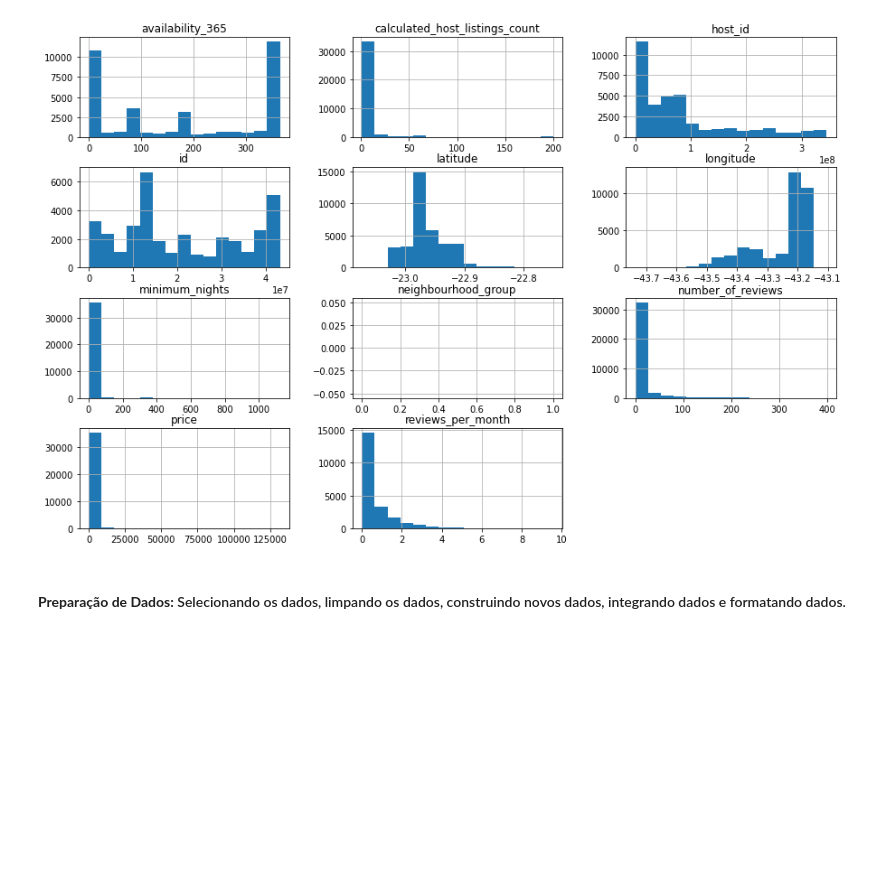
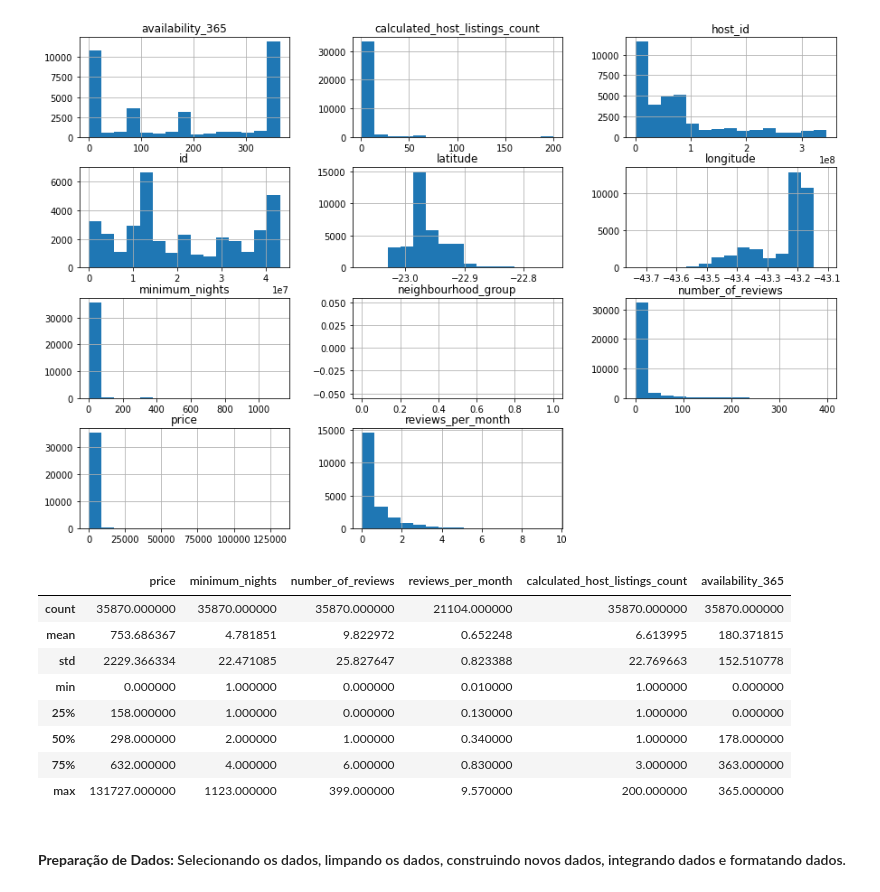
Before and after one commit to consultantleonardoferreira/Projetos-em-Data-Science, a Jupyter notebook: airbnb.ipynb, the cells around one changed output. Drawn from its saved outputs; the diff is of its cells as text; code cells hidden in the pictures; blank space fills up the shorter version.

```diff
--- a/airbnb.ipynb
+++ b/airbnb.ipynb
@@ -134,6 +139,19 @@ dtype: float64
 df.hist(bins=15, figsize=(15,10));
 # %% [output]
 [figure]
+# %%
+df[['price', 'minimum_nights', 'number_of_reviews', 'reviews_per_month',
+    'calculated_host_listings_count', 'availability_365']].describe()
+# %% [output]
+|  | price | minimum_nights | number_of_reviews | reviews_per_month | calculated_host_listings_count | availability_365 |
+| count | 35870.000000 | 35870.000000 | 35870.000000 | 21104.000000 | 35870.000000 | 35870.000000 |
+| mean | 753.686367 | 4.781851 | 9.822972 | 0.652248 | 6.613995 | 180.371815 |
+| std | 2229.366334 | 22.471085 | 25.827647 | 0.823388 | 22.769663 | 152.510778 |
+| min | 0.000000 | 1.000000 | 0.000000 | 0.010000 | 1.000000 | 0.000000 |
+| 25% | 158.000000 | 1.000000 | 0.000000 | 0.130000 | 1.000000 | 0.000000 |
+| 50% | 298.000000 | 2.000000 | 1.000000 | 0.340000 | 1.000000 | 178.000000 |
+| 75% | 632.000000 | 4.000000 | 6.000000 | 0.830000 | 3.000000 | 363.000000 |
+| max | 131727.000000 | 1123.000000 | 399.000000 | 9.570000 | 200.000000 | 365.000000 |
 # %% [markdown]
 #### **Preparação de Dados:** Selecionando os dados, limpando os dados, construindo novos dados, integrando dados e formatando dados.
 # %% [markdown]
```
Also changed, not shown: parts of 1 cell of this notebook.
